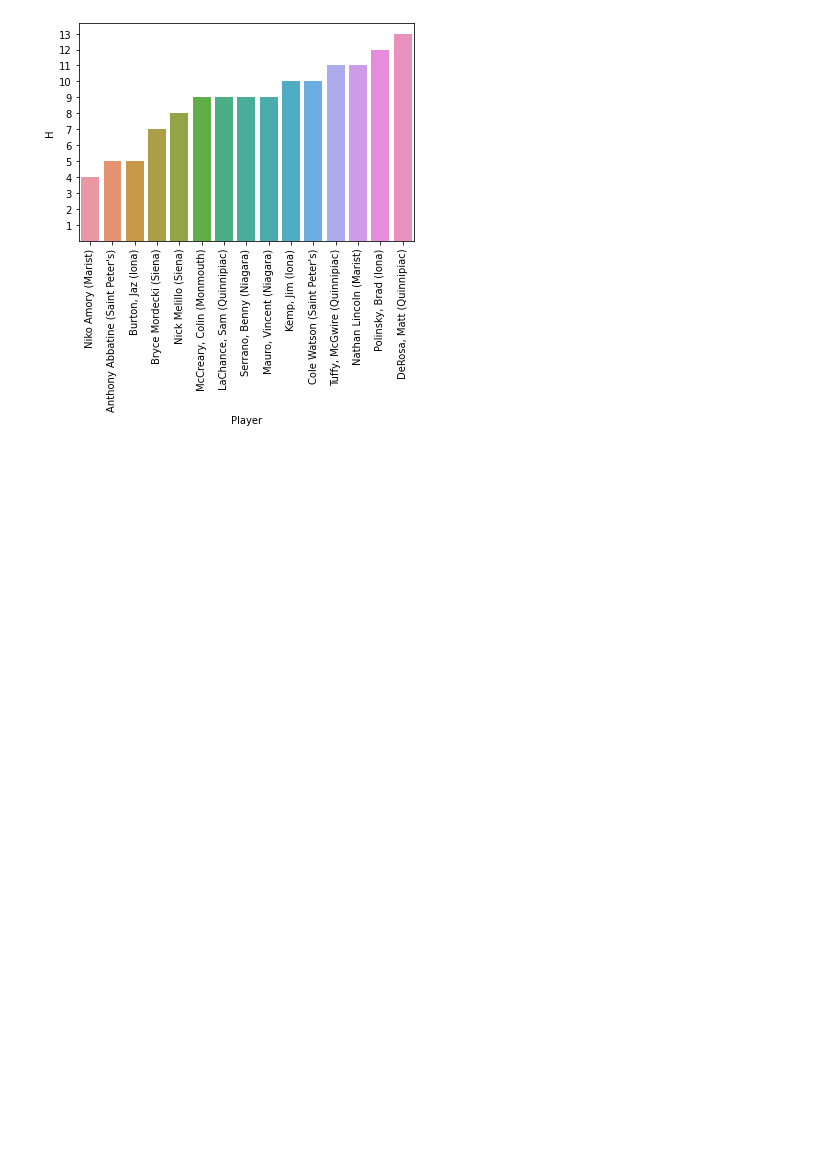
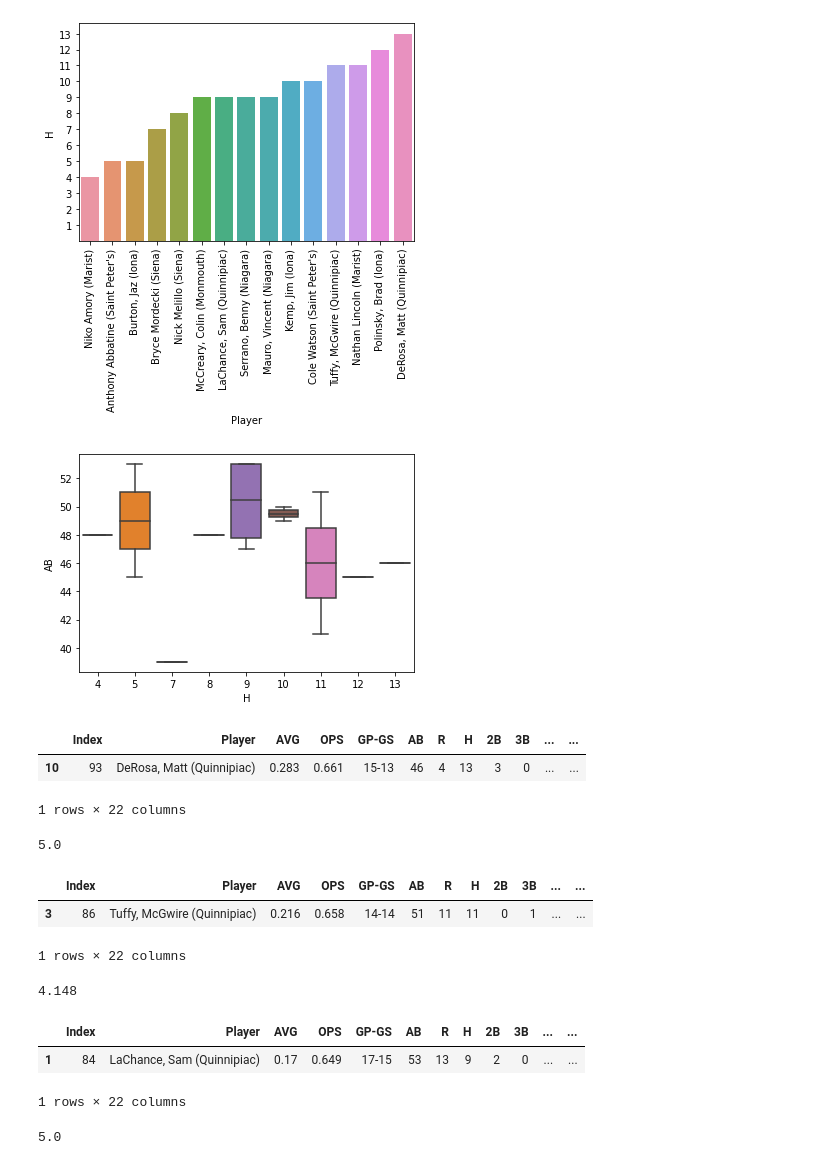
Before and after one commit to MicahlDeRosa/Baseball_stats, a Jupyter notebook: Untitled-1.ipynb, the cells around one changed output. Drawn from its saved outputs; the diff is of its cells as text; code cells hidden in the pictures; blank space fills up the shorter version.

Commit message:
made some dataframes with stats found

```diff
--- a/Untitled-1.ipynb
+++ b/Untitled-1.ipynb
@@ -379,3 +402,47 @@ model_11.set_yticks(range(1,14))
  <matplotlib.axis.YTick at 0x...>,
  <matplotlib.axis.YTick at 0x...>]
 [figure]
+# %%
+model_12 = sb.boxplot(data=df_3, x='H', y='AB')
+#model_12.set_yticks(range(1,14))
+# %% [output]
+[figure, added]
+# %%
+matt_statline = df_3.loc[[10], :]
+matt_statline
+# %% [output]
+|  | Index | Player | AVG | OPS | GP-GS | AB | R | H | 2B | 3B | ... | ... |
+| 10 | 93 | DeRosa, Matt (Quinnipiac) | 0.283 | 0.661 | 15-13 | 46 | 4 | 13 | 3 | 0 | ... | ... |
+1 rows × 22 columns
+# %%
+#RC(runs created)
+#RC=(H + BB)*(TB)/(AB = BB)
+RC_matt = (Matt_H + Matt_BB)*(Matt_TB)/(Matt_AB+Matt_BB)
+round(RC_matt,1)
+# %% [output]
+5.0
+# %%
+tuffy_statline = df_3.loc[[3], :]
+tuffy_statline
+# %% [output]
+|  | Index | Player | AVG | OPS | GP-GS | AB | R | H | 2B | 3B | ... | ... |
+| 3 | 86 | Tuffy, McGwire (Quinnipiac) | 0.216 | 0.658 | 14-14 | 51 | 11 | 11 | 0 | 1 | ... | ... |
+1 rows × 22 columns
+# %%
+RC_tuffy = (Tuffy_H + Tuffy_BB)*(Tuffy_TB)/(Tuffy_AB+Tuffy_BB)
+round(RC_tuffy,1)
+# %% [output]
+4.148
+# %%
+#sam statline
+sam_statline = df_3.loc[[1], :]
+sam_statline
+# %% [output]
+|  | Index | Player | AVG | OPS | GP-GS | AB | R | H | 2B | 3B | ... | ... |
+| 1 | 84 | LaChance, Sam (Quinnipiac) | 0.17 | 0.649 | 17-15 | 53 | 13 | 9 | 2 | 0 | ... | ... |
+1 rows × 22 columns
+# %%
+RC_sam = (Sam_H + Sam_BB)*(Sam_TB)/(Sam_AB+Sam_BB)
+round(RC_sam,1)
+# %% [output]
+5.0
```
Also changed, not shown: parts of 24 cells of this notebook.
